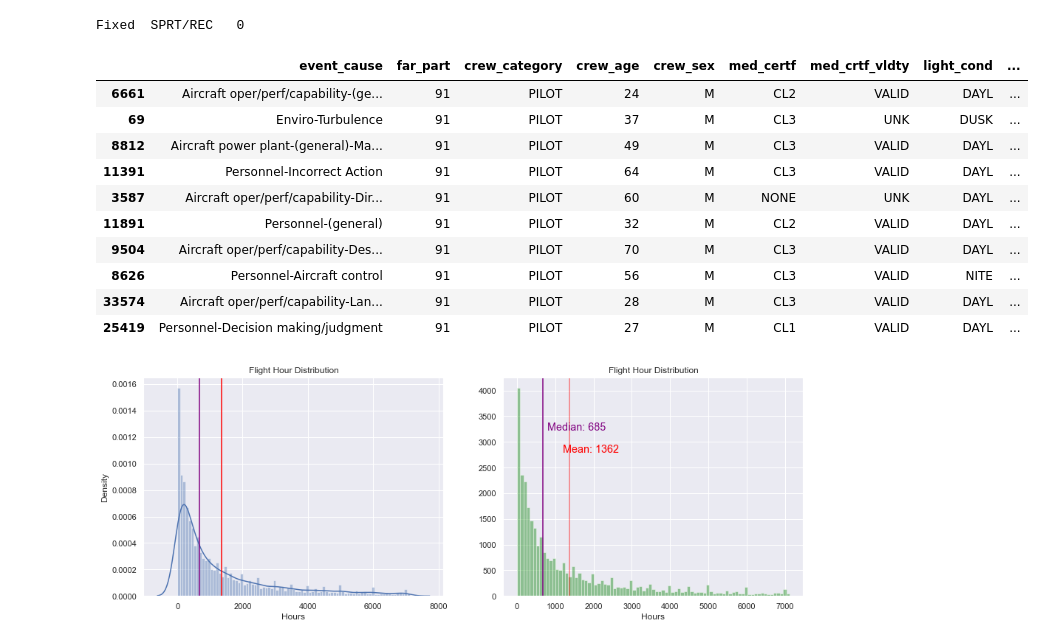
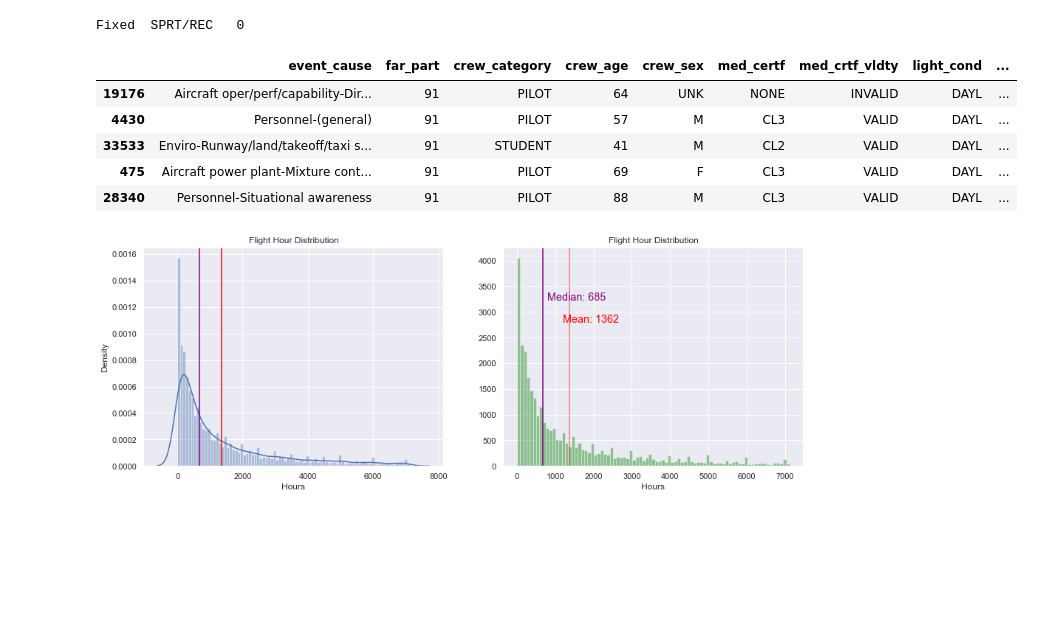
Before and after one commit to birr-data/capstone2, a Jupyter notebook: notebooks/mjg-1.0-EDA.ipynb, the cells around one changed output. Drawn from its saved outputs; the diff is of its cells as text; code cells hidden in the pictures; blank space fills up the shorter version.

```diff
--- a/notebooks/mjg-1.0-EDA.ipynb
+++ b/notebooks/mjg-1.0-EDA.ipynb
@@ -480,16 +480,11 @@ See the caveats in the documentation: https://pandas.pydata.org/pandas-docs/stab
   isetter(loc, value)
 Fixed  SPRT/REC   0
 # %%
-df.sample(10)
+df.sample(5)
 # %% [output]
 |  | event_cause | far_part | crew_category | crew_age | crew_sex | med_certf | med_crtf_vldty | light_cond | ... |
-| 6661 | Aircraft oper/perf/capability-(ge... | 91 | PILOT | 24 | M | CL2 | VALID | DAYL | ... |
-| 69 | Enviro-Turbulence | 91 | PILOT | 37 | M | CL3 | UNK | DUSK | ... |
-| 8812 | Aircraft power plant-(general)-Ma... | 91 | PILOT | 49 | M | CL3 | VALID | DAYL | ... |
-| 11391 | Personnel-Incorrect Action | 91 | PILOT | 64 | M | CL3 | VALID | DAYL | ... |
-| 3587 | Aircraft oper/perf/capability-Dir... | 91 | PILOT | 60 | M | NONE | UNK | DAYL | ... |
-| 11891 | Personnel-(general) | 91 | PILOT | 32 | M | CL2 | VALID | DAYL | ... |
-| 9504 | Aircraft oper/perf/capability-Des... | 91 | PILOT | 70 | M | CL3 | VALID | DAYL | ... |
-| 8626 | Personnel-Aircraft control | 91 | PILOT | 56 | M | CL3 | VALID | NITE | ... |
-| 33574 | Aircraft oper/perf/capability-Lan... | 91 | PILOT | 28 | M | CL3 | VALID | DAYL | ... |
-| 25419 | Personnel-Decision making/judgment | 91 | PILOT | 27 | M | CL1 | VALID | DAYL | ... |
+| 19176 | Aircraft oper/perf/capability-Dir... | 91 | PILOT | 64 | UNK | NONE | INVALID | DAYL | ... |
+| 4430 | Personnel-(general) | 91 | PILOT | 57 | M | CL3 | VALID | DAYL | ... |
+| 33533 | Enviro-Runway/land/takeoff/taxi s... | 91 | STUDENT | 41 | M | CL2 | VALID | DAYL | ... |
+| 475 | Aircraft power plant-Mixture cont... | 91 | PILOT | 69 | F | CL3 | VALID | DAYL | ... |
+| 28340 | Personnel-Situational awareness | 91 | PILOT | 88 | M | CL3 | VALID | DAYL | ... |
```
Also changed, not shown: parts of 10 cells of this notebook, 7 other files.
